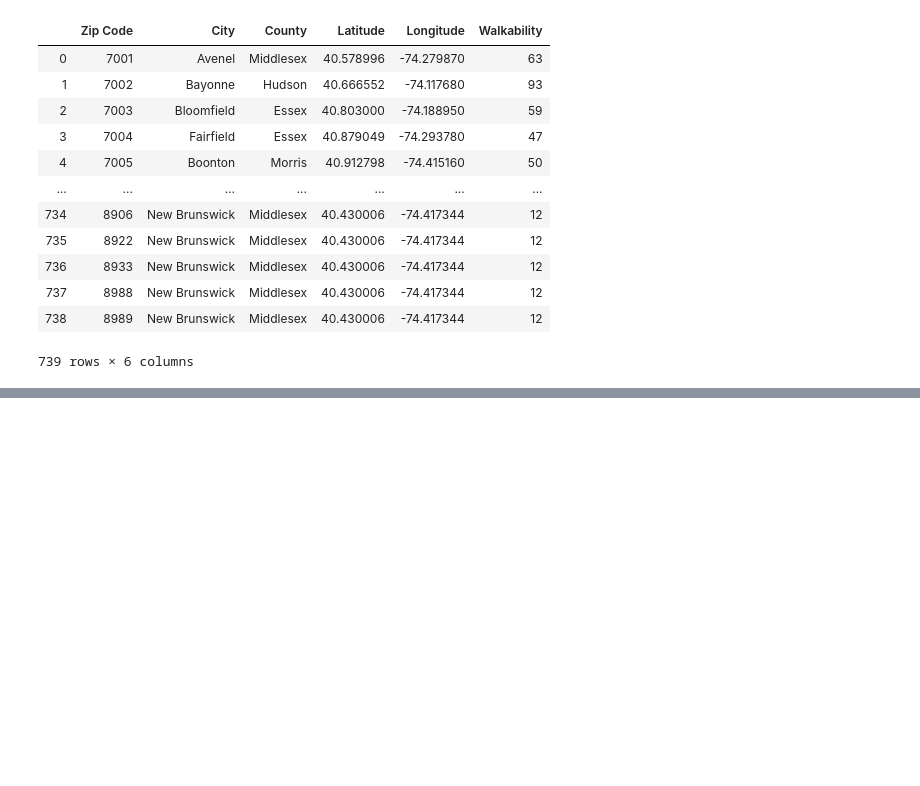
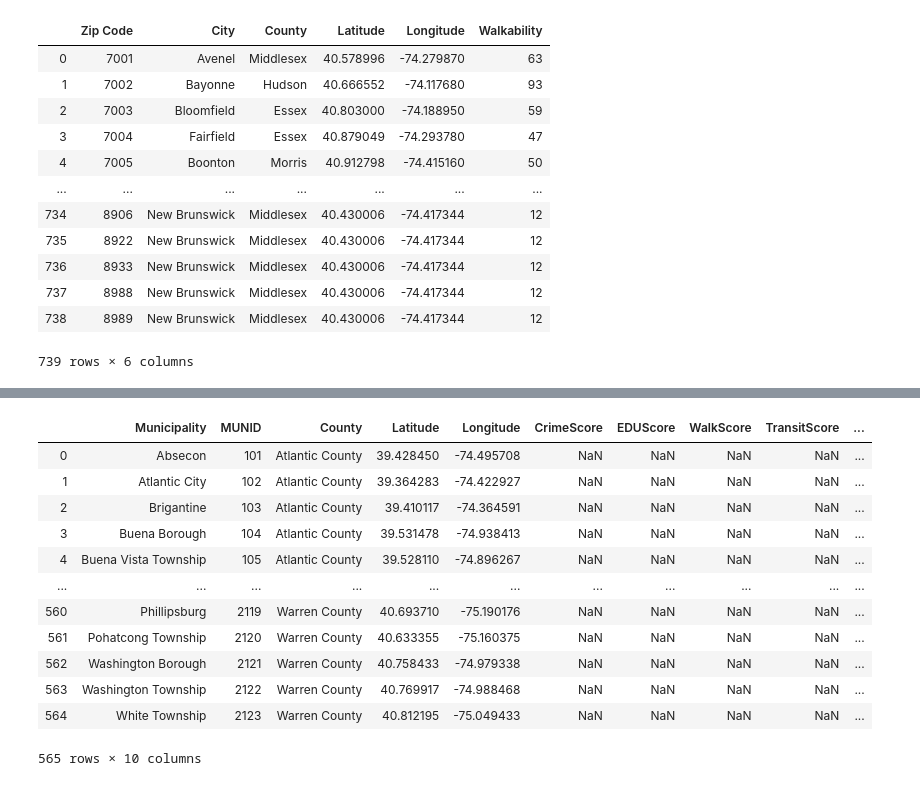
Before and after one commit to Bulinche/Dwelling---Project-3, a Jupyter notebook: WalkScore/WalkScore.ipynb, the cells around one changed output, grey strips where cells are left out. Saved outputs shown, nothing was run; the diff lists cells and outputs as text; code cells hidden in the pictures; blank space fills up the shorter version.

```diff
--- a/WalkScore/WalkScore.ipynb
+++ b/WalkScore/WalkScore.ipynb
@@ -80,3 +80,6 @@ zips
 739 rows × 6 columns
 # %%
 zips.to_csv("walkability.csv")
+# %%
+zips = pd.read_csv('../Municipalities/MuniLatLong.csv')
+zips.head()
@@ -82,0 +93,12 @@ zips.to_csv("walkability.csv")
+# %%
+walkBaseURI = 'http://api.walkscore.com/score?format=json&transit=1&bike=1&wsapikey=' + Walk_API
+walks = []
+
+for index,row in zips.iterrows():
+    lat = row['Latitude']
+    lon = row['Longitude']
+    walkURL = f"{walkBaseURI}&lat={lat}&lon={lon}"
+    walkingstatus = requests.get(walkURL).json()
+    walks.append(walkingstatus['walkscore'])
+#     bikes.append(walkingstatus['bike']['score'])
+#     print(walkURL)
@@ -82,0 +125,19 @@ zips.to_csv("walkability.csv")
+# %%
+zips.drop(columns={"Unnamed: 0"}, inplace=True)
+# %%
+zips['Walkability'] = walks
+zips
+# %% [output]
+|  | Municipality | MUNID | County | Latitude | Longitude | CrimeScore | EDUScore | WalkScore | TransitScore | ... |
+| 0 | Absecon | 101 | Atlantic County | 39.428450 | -74.495708 | NaN | NaN | NaN | NaN | ... |
+| 1 | Atlantic City | 102 | Atlantic County | 39.364283 | -74.422927 | NaN | NaN | NaN | NaN | ... |
+| 2 | Brigantine | 103 | Atlantic County | 39.410117 | -74.364591 | NaN | NaN | NaN | NaN | ... |
+| 3 | Buena Borough | 104 | Atlantic County | 39.531478 | -74.938413 | NaN | NaN | NaN | NaN | ... |
+| 4 | Buena Vista Township | 105 | Atlantic County | 39.528110 | -74.896267 | NaN | NaN | NaN | NaN | ... |
+| ... | ... | ... | ... | ... | ... | ... | ... | ... | ... | ... |
+| 560 | Phillipsburg | 2119 | Warren County | 40.693710 | -75.190176 | NaN | NaN | NaN | NaN | ... |
+| 561 | Pohatcong Township | 2120 | Warren County | 40.633355 | -75.160375 | NaN | NaN | NaN | NaN | ... |
+| 562 | Washington Borough | 2121 | Warren County | 40.758433 | -74.979338 | NaN | NaN | NaN | NaN | ... |
+| 563 | Washington Township | 2122 | Warren County | 40.769917 | -74.988468 | NaN | NaN | NaN | NaN | ... |
+| 564 | White Township | 2123 | Warren County | 40.812195 | -75.049433 | NaN | NaN | NaN | NaN | ... |
+565 rows × 10 columns
```
Also changed, not shown: parts of 3 cells of this notebook, 3 other files.
